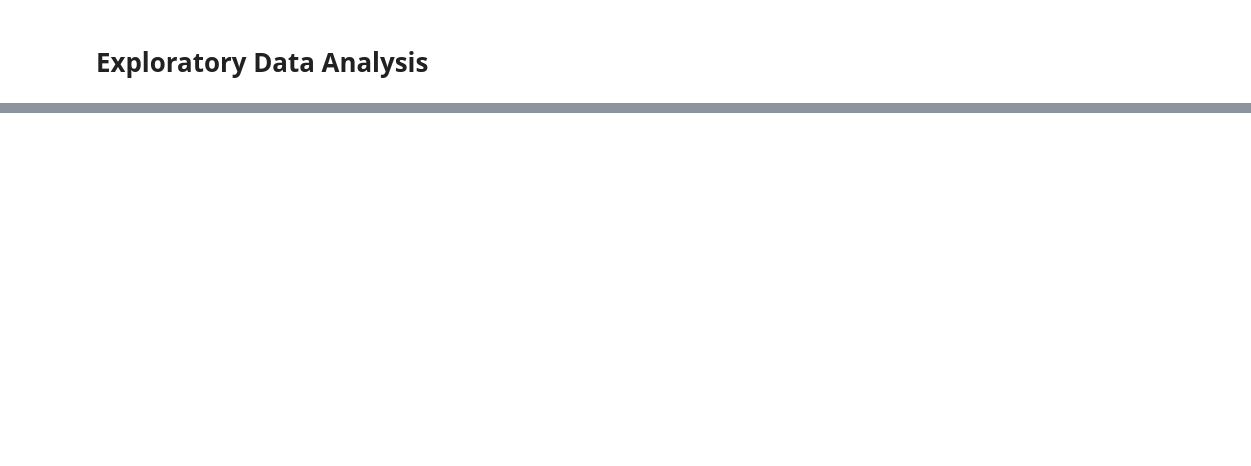
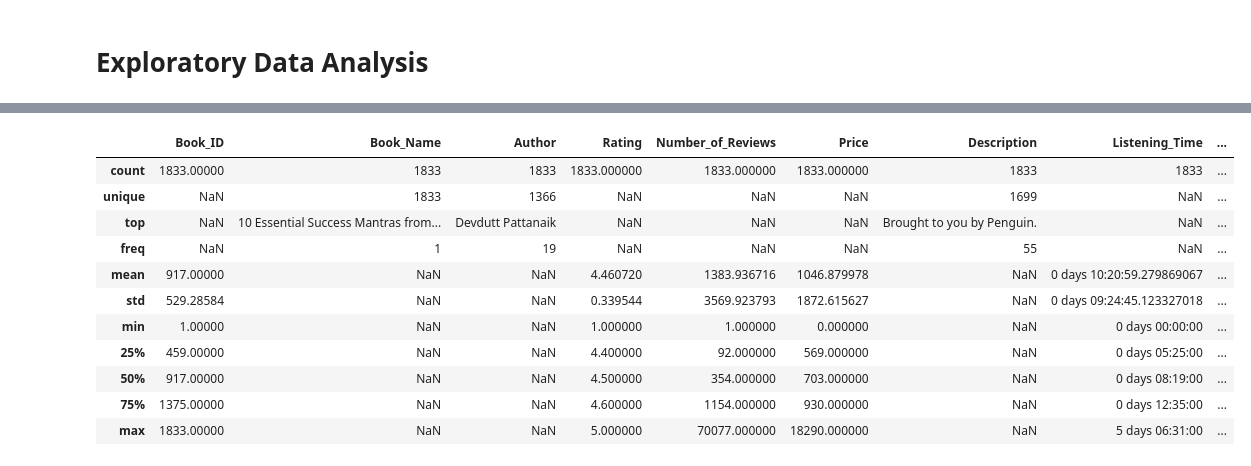
Before and after one commit to JS-Tharun/Intelligent-Book-Recommendations-System, a Jupyter notebook: notebooks/notebook.ipynb, the cells around one changed output, grey strips where cells are left out. Cells and saved outputs as stored; diff of their text form; code cells hidden in the pictures; blank space fills up the shorter version.

```diff
--- a/notebooks/notebook.ipynb
+++ b/notebooks/notebook.ipynb
@@ -548,0 +520,15 @@ genre_ranks_df
+# %%
+book_df.describe(include='all')
+# %% [output]
+|  | Book_ID | Book_Name | Author | Rating | Number_of_Reviews | Price | Description | Listening_Time | ... |
+| count | 1833.00000 | 1833 | 1833 | 1833.000000 | 1833.000000 | 1833.000000 | 1833 | 1833 | ... |
+| unique | NaN | 1833 | 1366 | NaN | NaN | NaN | 1699 | NaN | ... |
+| top | NaN | 10 Essential Success Mantras from... | Devdutt Pattanaik | NaN | NaN | NaN | Brought to you by Penguin. | NaN | ... |
+| freq | NaN | 1 | 19 | NaN | NaN | NaN | 55 | NaN | ... |
+| mean | 917.00000 | NaN | NaN | 4.460720 | 1383.936716 | 1046.879978 | NaN | 0 days 10:20:59.279869067 | ... |
+| std | 529.28584 | NaN | NaN | 0.339544 | 3569.923793 | 1872.615627 | NaN | 0 days 09:24:45.123327018 | ... |
+| min | 1.00000 | NaN | NaN | 1.000000 | 1.000000 | 0.000000 | NaN | 0 days 00:00:00 | ... |
+| 25% | 459.00000 | NaN | NaN | 4.400000 | 92.000000 | 569.000000 | NaN | 0 days 05:25:00 | ... |
+| 50% | 917.00000 | NaN | NaN | 4.500000 | 354.000000 | 703.000000 | NaN | 0 days 08:19:00 | ... |
+| 75% | 1375.00000 | NaN | NaN | 4.600000 | 1154.000000 | 930.000000 | NaN | 0 days 12:35:00 | ... |
+| max | 1833.00000 | NaN | NaN | 5.000000 | 70077.000000 | 18290.000000 | NaN | 5 days 06:31:00 | ... |
```
Also changed, not shown: parts of 13 cells of this notebook.
